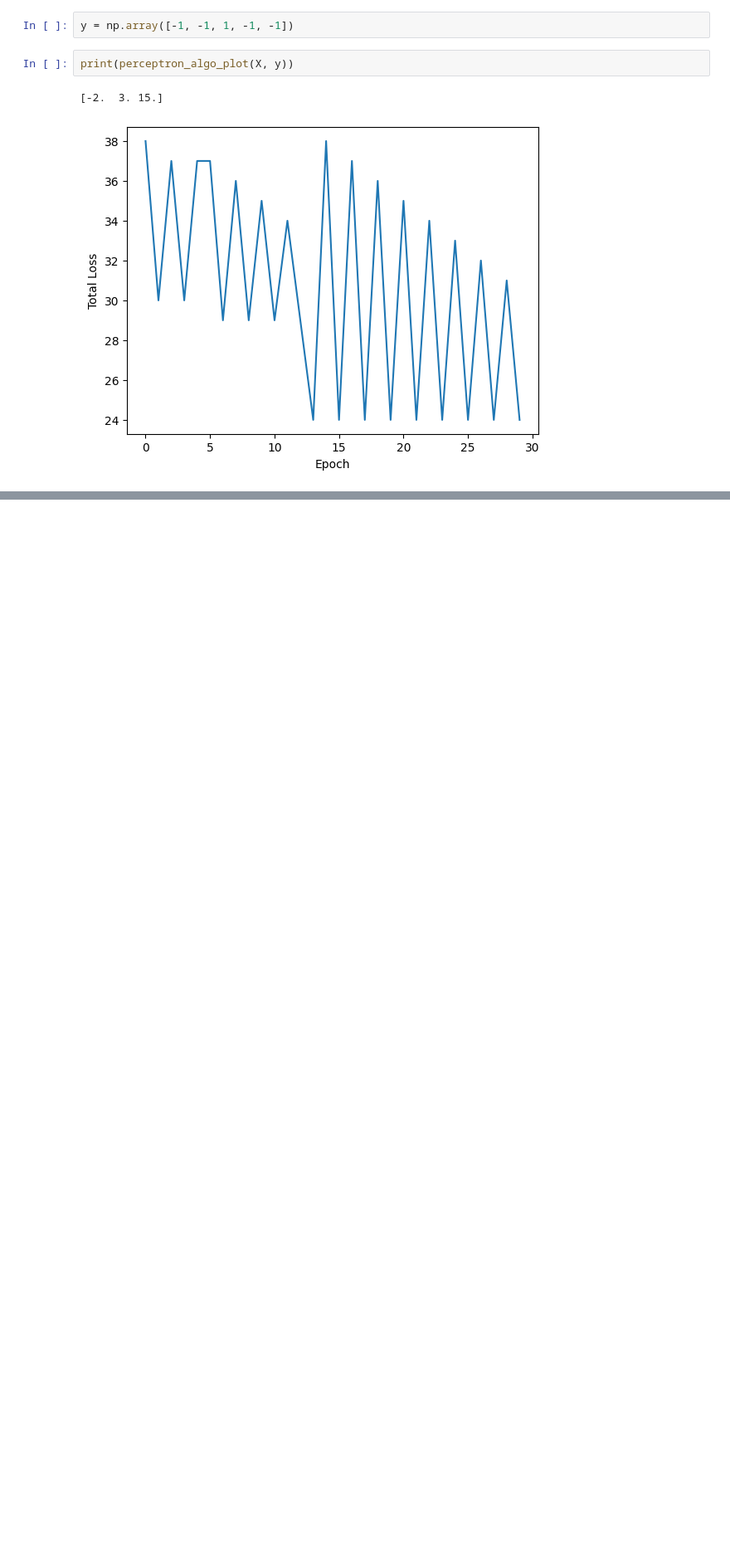
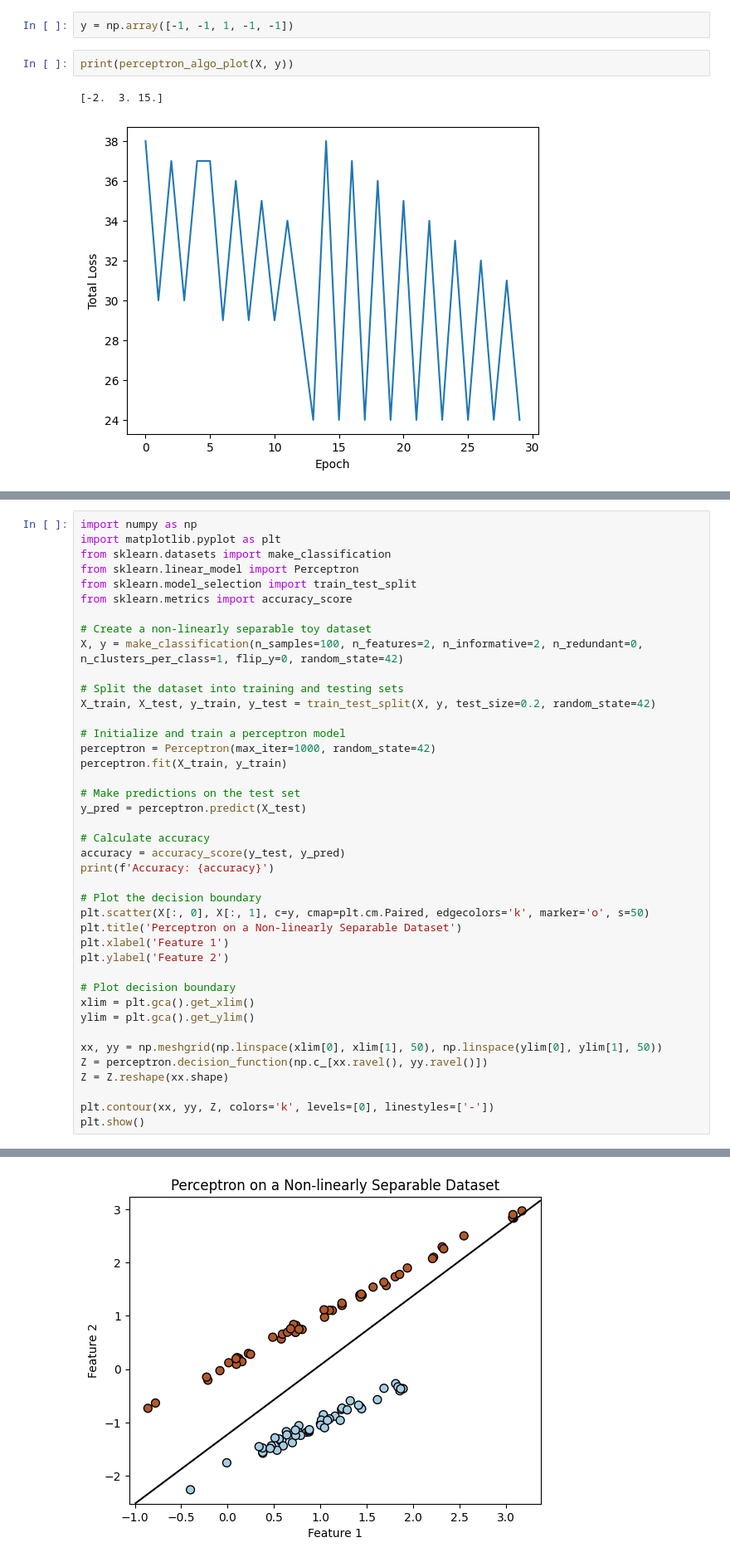
Before and after one commit to Barukuladinesh/FMML-LAB--1, a Jupyter notebook: FMML_Module4_Lab1_2024.ipynb, the cells around one changed output, grey strips where cells are left out. Shown at 83% size. Cells and saved outputs as stored; diff of their text form; blank space fills up the shorter version.

```diff
--- a/FMML_Module4_Lab1_2024.ipynb
+++ b/FMML_Module4_Lab1_2024.ipynb
@@ -153,0 +289,42 @@ If the training data is not Linearly Separable, the perceptron algorithm will ev
+# %%
+import numpy as np
+import matplotlib.pyplot as plt
+from sklearn.datasets import make_classification
+from sklearn.linear_model import Perceptron
+from sklearn.model_selection import train_test_split
+from sklearn.metrics import accuracy_score
+
+# Create a non-linearly separable toy dataset
+X, y = make_classification(n_samples=100, n_features=2, n_informative=2, n_redundant=0, n_clusters_per_class=1, flip_y=0, random_state=42)
+
+# Split the dataset into training and testing sets
+X_train, X_test, y_train, y_test = train_test_split(X, y, test_size=0.2, random_state=42)
+
+# Initialize and train a perceptron model
+perceptron = Perceptron(max_iter=1000, random_state=42)
+perceptron.fit(X_train, y_train)
+
+# Make predictions on the test set
+y_pred = perceptron.predict(X_test)
+
+# Calculate accuracy
+accuracy = accuracy_score(y_test, y_pred)
+print(f'Accuracy: {accuracy}')
+
+# Plot the decision boundary
+plt.scatter(X[:, 0], X[:, 1], c=y, cmap=plt.cm.Paired, edgecolors='k', marker='o', s=50)
+plt.title('Perceptron on a Non-linearly Separable Dataset')
+plt.xlabel('Feature 1')
+plt.ylabel('Feature 2')
+
+# Plot decision boundary
+xlim = plt.gca().get_xlim()
+ylim = plt.gca().get_ylim()
+
+xx, yy = np.meshgrid(np.linspace(xlim[0], xlim[1], 50), np.linspace(ylim[0], ylim[1], 50))
+Z = perceptron.decision_function(np.c_[xx.ravel(), yy.ravel()])
+Z = Z.reshape(xx.shape)
+
+plt.contour(xx, yy, Z, colors='k', levels=[0], linestyles=['-'])
+plt.show()
+# %% [output]
@@ -153,0 +332 @@ If the training data is not Linearly Separable, the perceptron algorithm will ev
+[figure, added]
```
Also changed, not shown: parts of 8 cells of this notebook.
